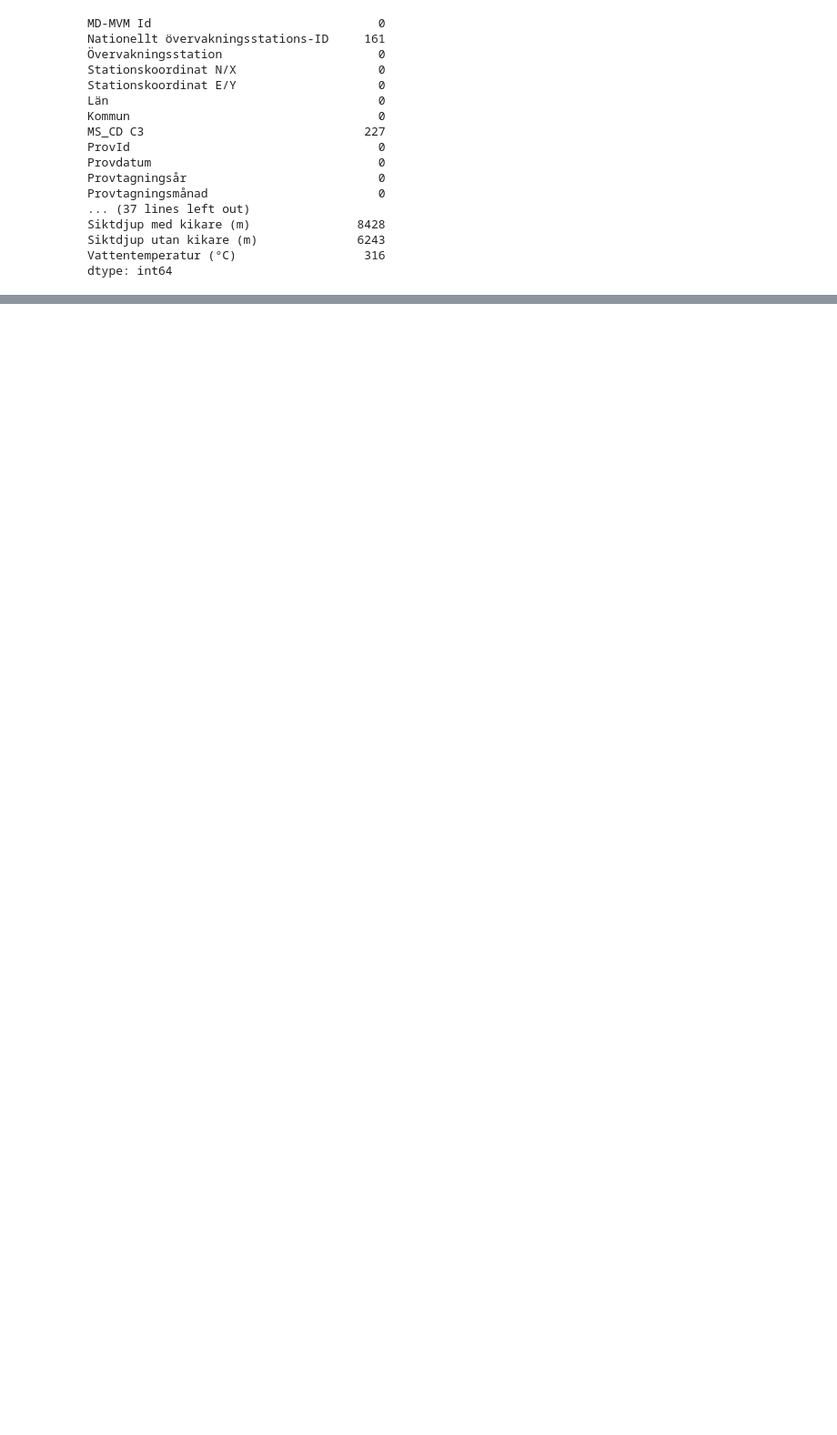
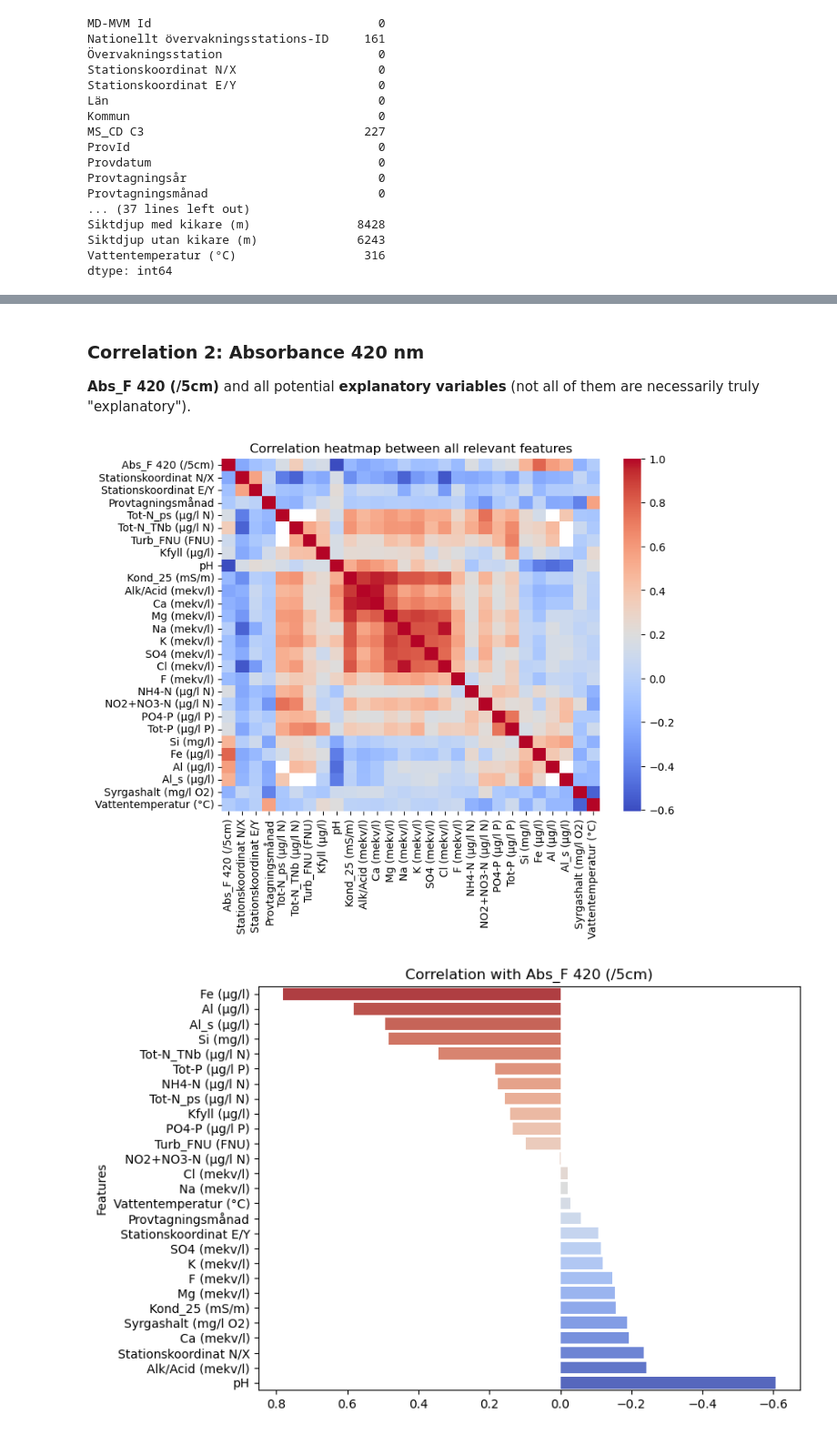
Before and after one commit to farankhalid520/1DL507-Watershed-History, a Jupyter notebook: notebooks/lake_chem_data_exploration.ipynb, the cells around one changed output, grey strips where cells are left out. Shown at 91% size. Saved outputs shown, nothing was run; the diff lists cells and outputs as text; code cells hidden in the pictures; blank space fills up the shorter version.

```diff
--- a/notebooks/lake_chem_data_exploration.ipynb
+++ b/notebooks/lake_chem_data_exploration.ipynb
@@ -100,0 +270,41 @@ plt.show()
+# %% [markdown]
+### Correlation 2: Absorbance 420 nm
+
+**Abs_F 420 (/5cm)** and all potential **explanatory variables** (not all of them are necessarily truly "explanatory").
+# %%
+abs_and_explan = [
+    "Abs_F 420 (/5cm)",
+    "Stationskoordinat N/X",
+    "Stationskoordinat E/Y",
+    "Provtagningsmånad",
+    "Tot-N_ps (µg/l N)",
+    "Tot-N_TNb (µg/l N)",
+    "Turb_FNU (FNU)",
+    "Kfyll (µg/l)",
+    "pH",
+    "Kond_25 (mS/m)",
+    "Alk/Acid (mekv/l)",
+    "Ca (mekv/l)",
+    "Mg (mekv/l)",
+    "Na (mekv/l)",
+    "K (mekv/l)",
+    "SO4 (mekv/l)",
+    "Cl (mekv/l)",
+    "F (mekv/l)",
+    "NH4-N (µg/l N)",
+    "NO2+NO3-N (µg/l N)",
+    "PO4-P (µg/l P)",
+    "Tot-P (µg/l P)",
+    "Si (mg/l)",
+    "Fe (µg/l)",
+    "Al (µg/l)",
+    "Al_s (µg/l)",
+    "Syrgashalt (mg/l O2)",
+    "Vattentemperatur (°C)",
+]
+
+create_corr_heatmap(abs_and_explan)
+create_corr_barplot(abs_and_explan, "Abs_F 420 (/5cm)")
+# %% [output]
+[figure, added]
+[figure, added]
```
Also changed, not shown: parts of 22 cells of this notebook.
